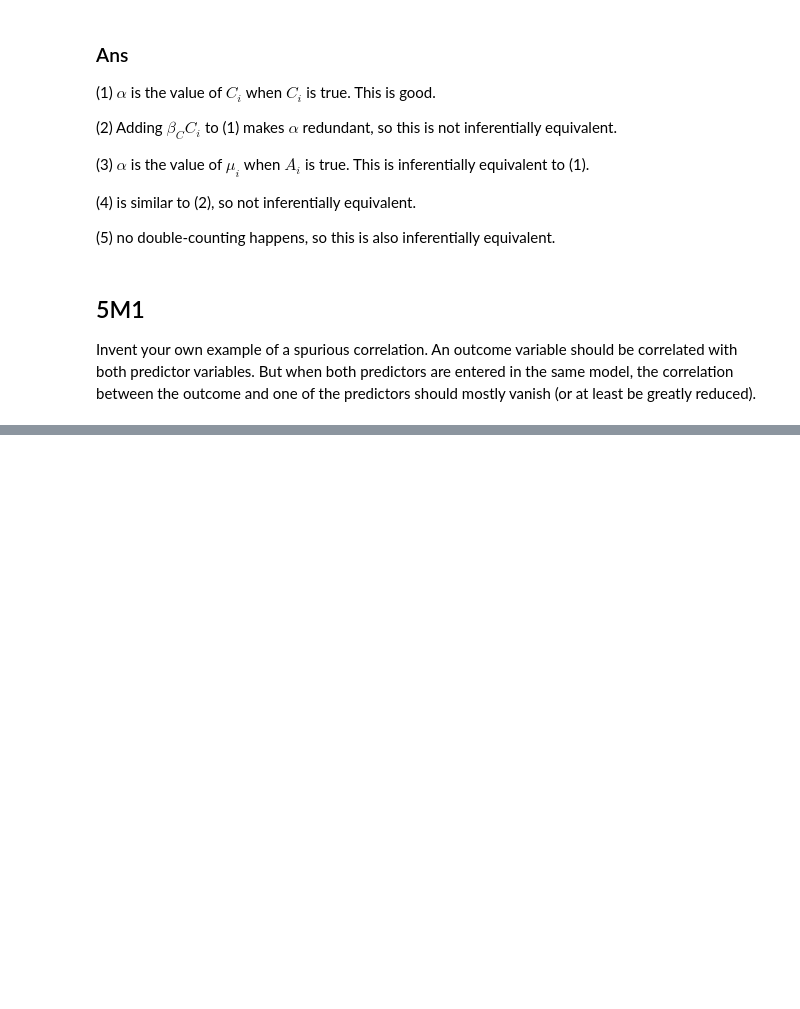
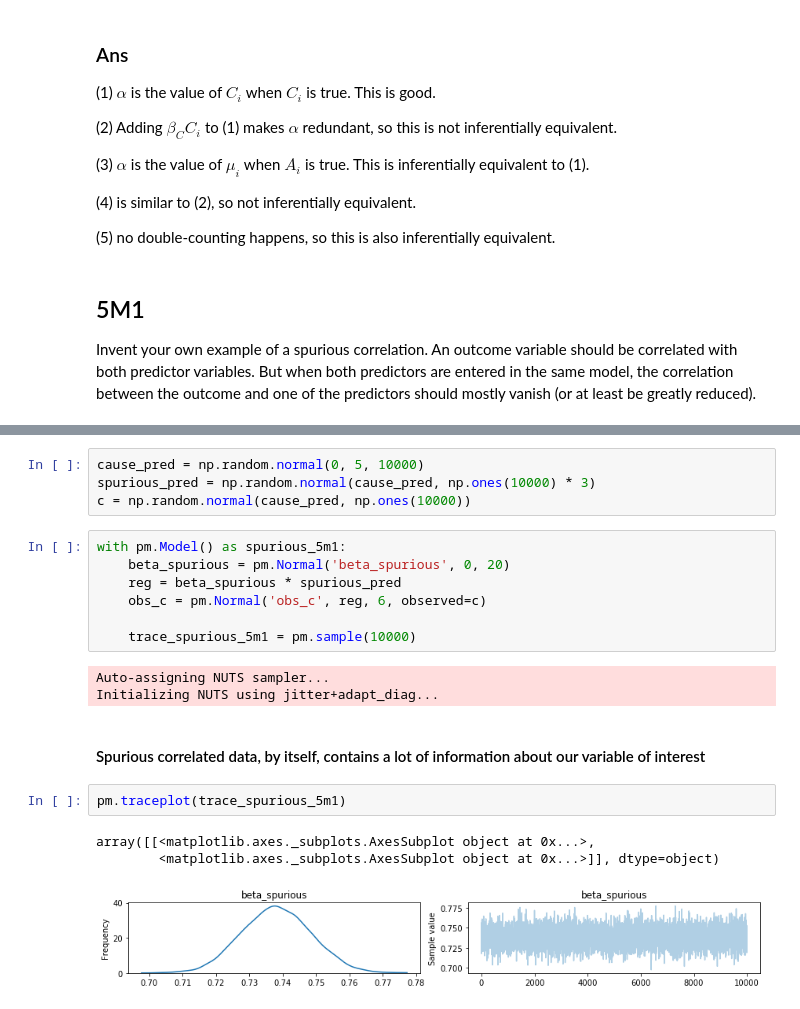
Before and after one commit to Edderic/statistical-rethinking-python-solutions, a Jupyter notebook: ch-5.ipynb, the cells around one changed output, grey strips where cells are left out. Saved outputs shown, nothing was run; the diff lists cells and outputs as text; blank space fills up the shorter version.

```diff
--- a/ch-5.ipynb
+++ b/ch-5.ipynb
@@ -88,0 +106,22 @@ Invent your own example of a spurious correlation. An outcome variable should be
+# %%
+cause_pred = np.random.normal(0, 5, 10000)
+spurious_pred = np.random.normal(cause_pred, np.ones(10000) * 3)
+c = np.random.normal(cause_pred, np.ones(10000))
+# %%
+with pm.Model() as spurious_5m1:
+    beta_spurious = pm.Normal('beta_spurious', 0, 20)
+    reg = beta_spurious * spurious_pred
+    obs_c = pm.Normal('obs_c', reg, 6, observed=c)
+
+    trace_spurious_5m1 = pm.sample(10000)
+# %% [output]
+Auto-assigning NUTS sampler...
+Initializing NUTS using jitter+adapt_diag...
+# %% [markdown]
+#### Spurious correlated data, by itself, contains a lot of information about our variable of interest
+# %%
+pm.traceplot(trace_spurious_5m1)
+# %% [output]
+array([[<matplotlib.axes._subplots.AxesSubplot object at 0x...>,
+        <matplotlib.axes._subplots.AxesSubplot object at 0x...>]], dtype=object)
+[figure, added]
```
Also changed, not shown: parts of 7 cells of this notebook.
